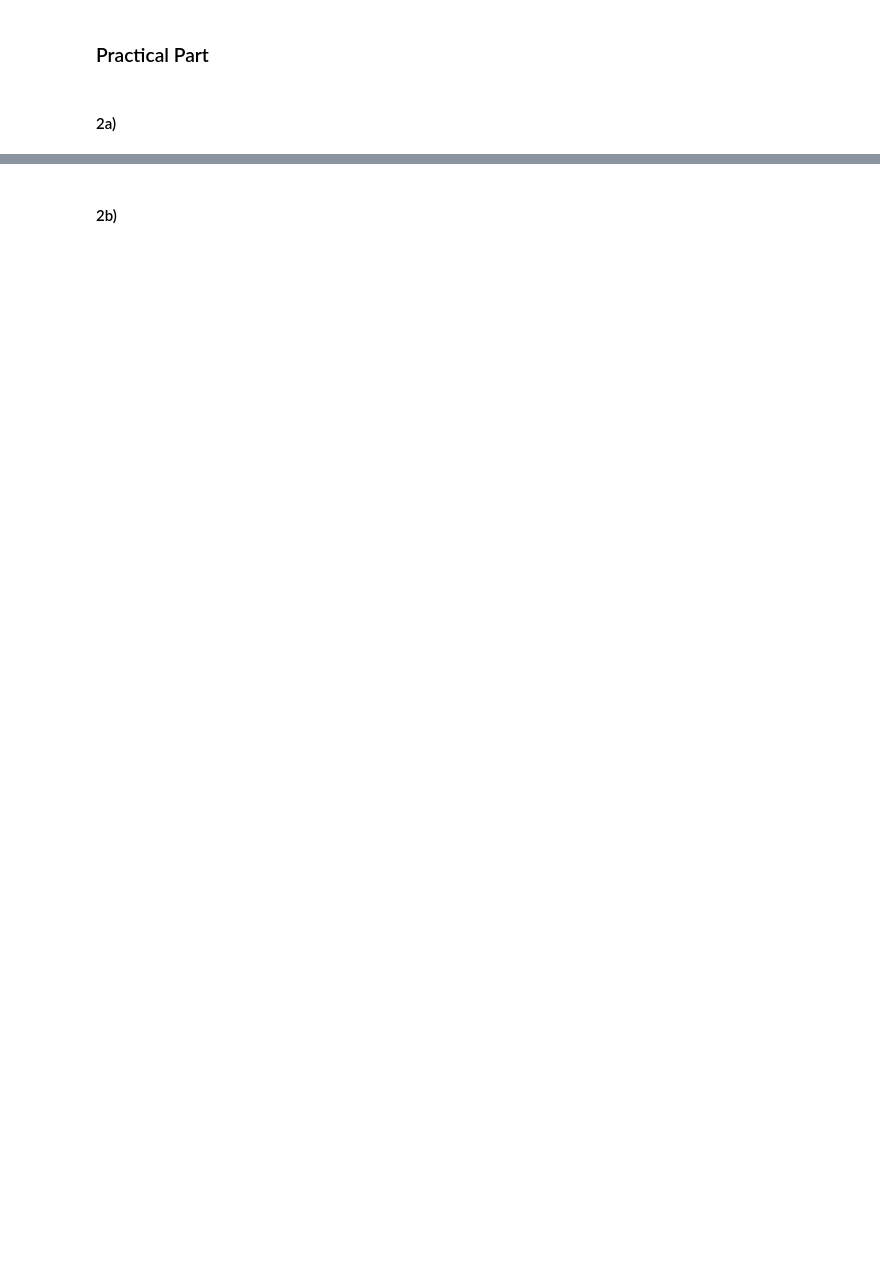
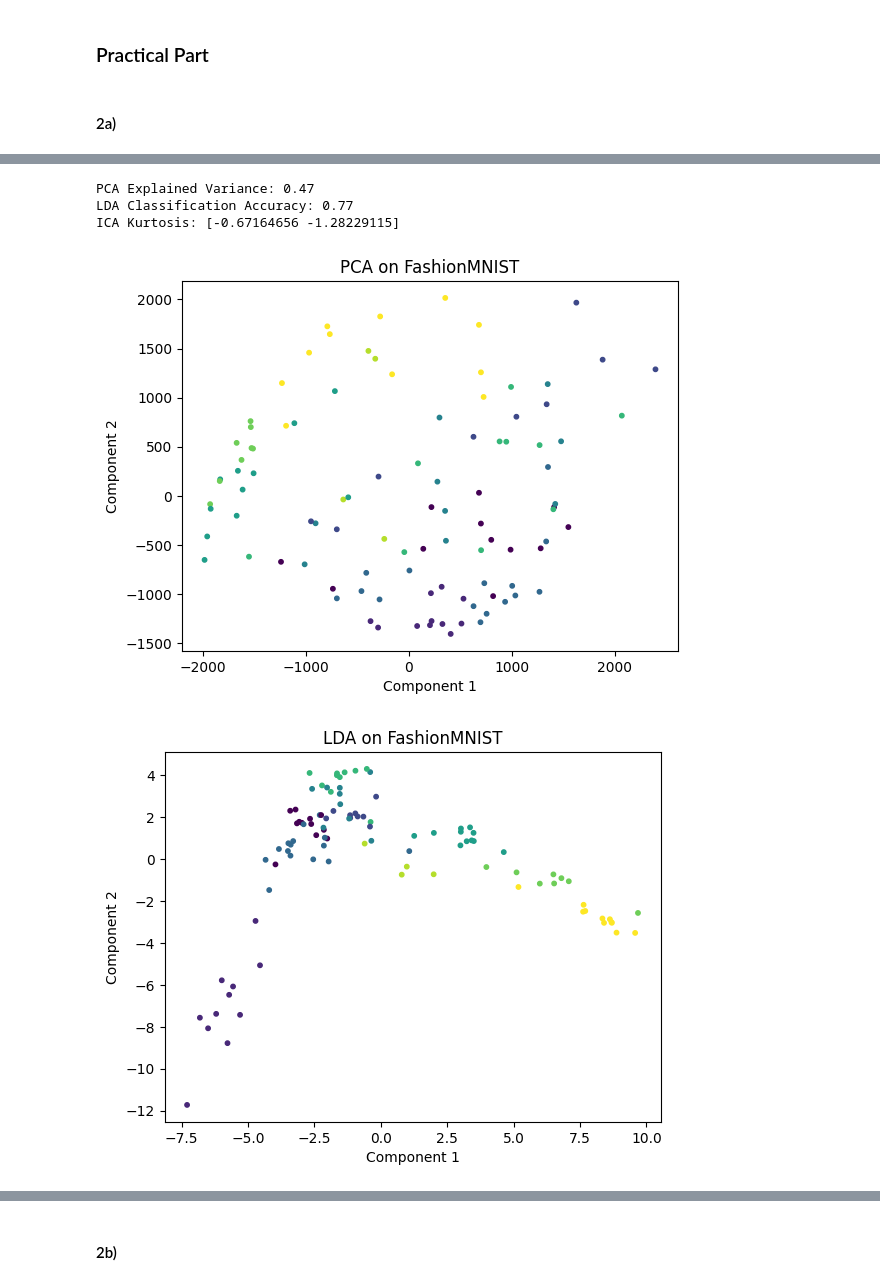
Before and after one commit to d3nnis2001/MaschinellesLernenImWeb, a Jupyter notebook: Exercise2/practical.ipynb, the cells around one changed output, grey strips where cells are left out. Drawn from its saved outputs; the diff is of its cells as text; code cells hidden in the pictures; blank space fills up the shorter version.

```diff
--- a/Exercise2/practical.ipynb
+++ b/Exercise2/practical.ipynb
@@ -66,0 +5,60 @@ The MSE for the ICA is 4.745007471227019e-32
+# %%
+import numpy as np
+import matplotlib.pyplot as plt
+from sklearn.decomposition import PCA, FastICA
+from sklearn.discriminant_analysis import LinearDiscriminantAnalysis as LDA
+from sklearn.datasets import fetch_openml
+from sklearn.metrics import explained_variance_score, accuracy_score
+from scipy.stats import kurtosis
+from sklearn.linear_model import LogisticRegression
+from sklearn.model_selection import train_test_split
+
+# Get FashionMNIST data
+fashion_mnist = fetch_openml('Fashion-MNIST')
+X, y = fashion_mnist['data'], fashion_mnist['target']
+
+# Use only 100 samples
+X = X[:100]
+y = y[:100]
+
+# Perform PCA, LDA and ICA
+pca = PCA(n_components=2, random_state=69)
+X_pca = pca.fit_transform(X)
+
+lda = LDA(n_components=2)
+X_lda = lda.fit_transform(X, y)
+
+ica = FastICA(n_components=2, random_state=69)
+X_ica = ica.fit_transform(X)
+
+# Evaluation Metrics
+
+# 1. PCA - Explained Variance
+pca_explained_variance = np.sum(pca.explained_variance_ratio_)
+print(f"PCA Explained Variance: {pca_explained_variance:.2f}")
+
+# 2. LDA - Classification Accuracy
+X_train, X_test, y_train, y_test = train_test_split(X_lda, y, test_size=0.3, random_state=69)
+clf = LogisticRegression()
+clf.fit(X_train, y_train)
+lda_accuracy = clf.score(X_test, y_test)
+print(f"LDA Classification Accuracy: {lda_accuracy:.2f}")
+
+# 3. ICA - Kurtosis
+ica_kurtosis = kurtosis(X_ica, axis=0)
+print(f"ICA Kurtosis: {ica_kurtosis}")
+
+# Plot the results
+models = {"PCA": X_pca, "LDA": X_lda, "ICA": X_ica}
+for key, value in models.items():
+    plt.scatter(value[:, 0], value[:, 1], c=y.astype(int), s=10)
+    plt.title(f"{key} on FashionMNIST")
+    plt.xlabel('Component 1')
+    plt.ylabel('Component 2')
+    plt.show()
+# %% [output]
+PCA Explained Variance: 0.47
+LDA Classification Accuracy: 0.77
+ICA Kurtosis: [-0.67164656 -1.28229115]
+[figure, added]
+[figure, added]
```
Also changed, not shown: parts of 3 cells of this notebook.
